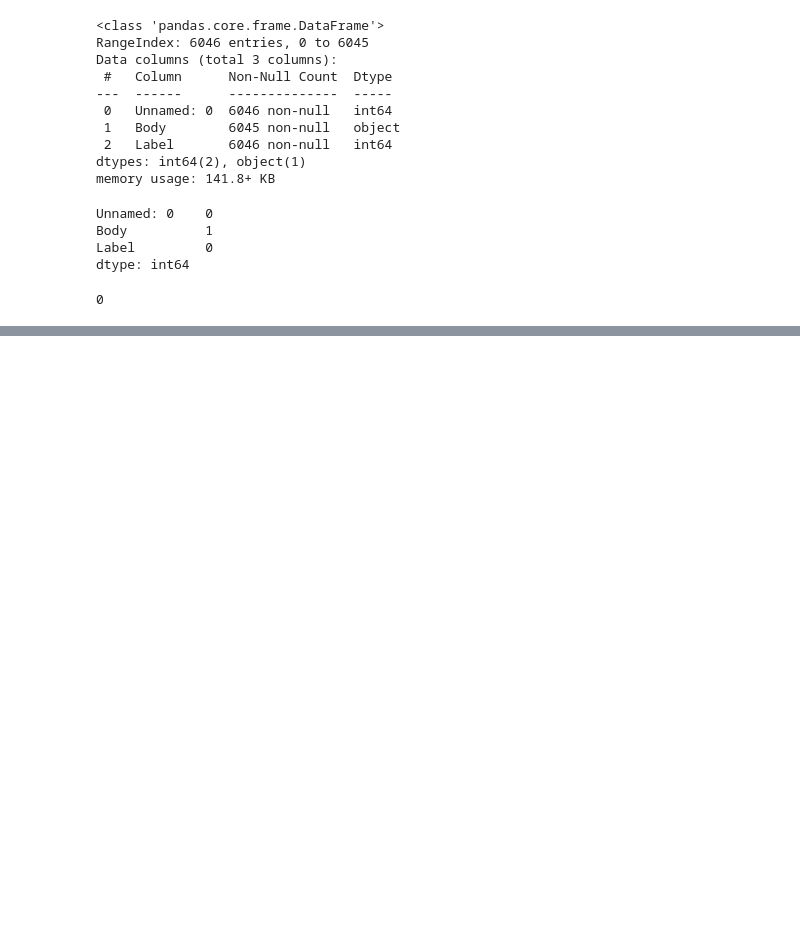
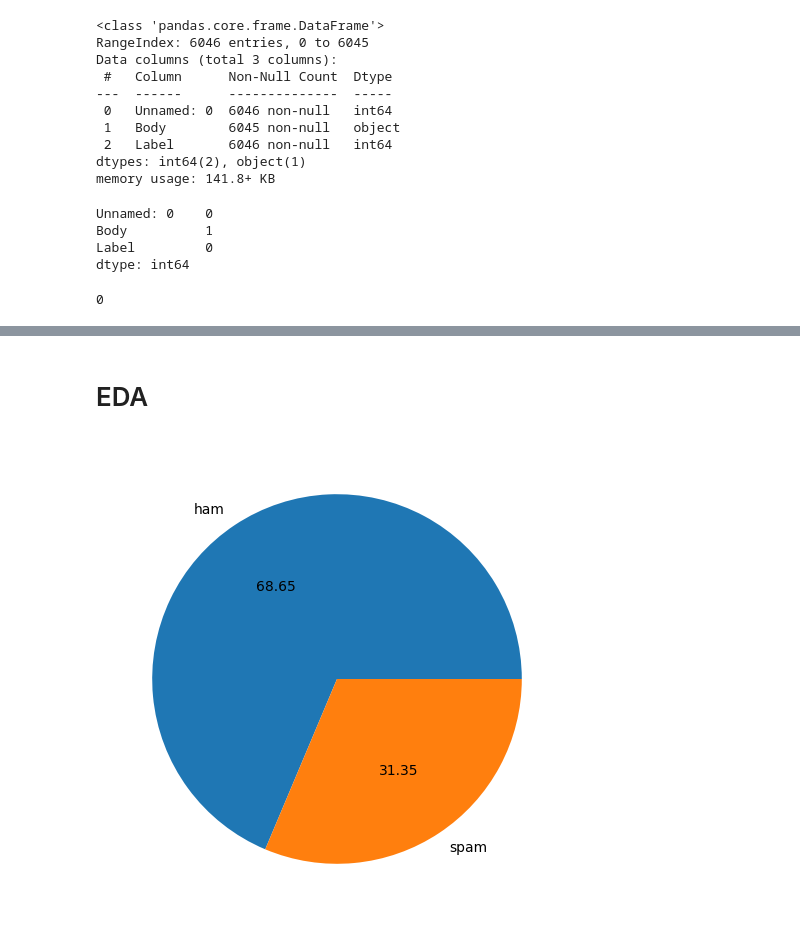
Before and after one commit to Tarzan-07/PersonalProjects, a Jupyter notebook: Spam Classifier/SpamClassification2.ipynb, the cells around one changed output, grey strips where cells are left out. Cells and saved outputs as stored; diff of their text form; code cells hidden in the pictures; blank space fills up the shorter version.

```diff
--- a/Spam Classifier/SpamClassification2.ipynb
+++ b/Spam Classifier/SpamClassification2.ipynb
@@ -73,0 +90,4 @@ df.drop(['Unnamed: 0'], axis=1, inplace=True)
+# %%
+df['char'] = df['Body'].apply(len)
+df['words'] = df['Body'].apply(lambda x:len(nltk.word_tokenize(x)))
+df['sentences'] = df['Body'].apply(lambda x:len(nltk.sent_tokenize(x)))
@@ -73,0 +103,8 @@ df.drop(['Unnamed: 0'], axis=1, inplace=True)
+# %% [markdown]
+# EDA
+# %%
+plt.figure(figsize=(12,6))
+plt.pie(df['Label'].value_counts(), labels=['ham', 'spam'], autopct='%0.2f')
+plt.show()
+# %% [output]
+[figure, added]
```
Also changed, not shown: parts of 9 cells of this notebook, 3 other files.
